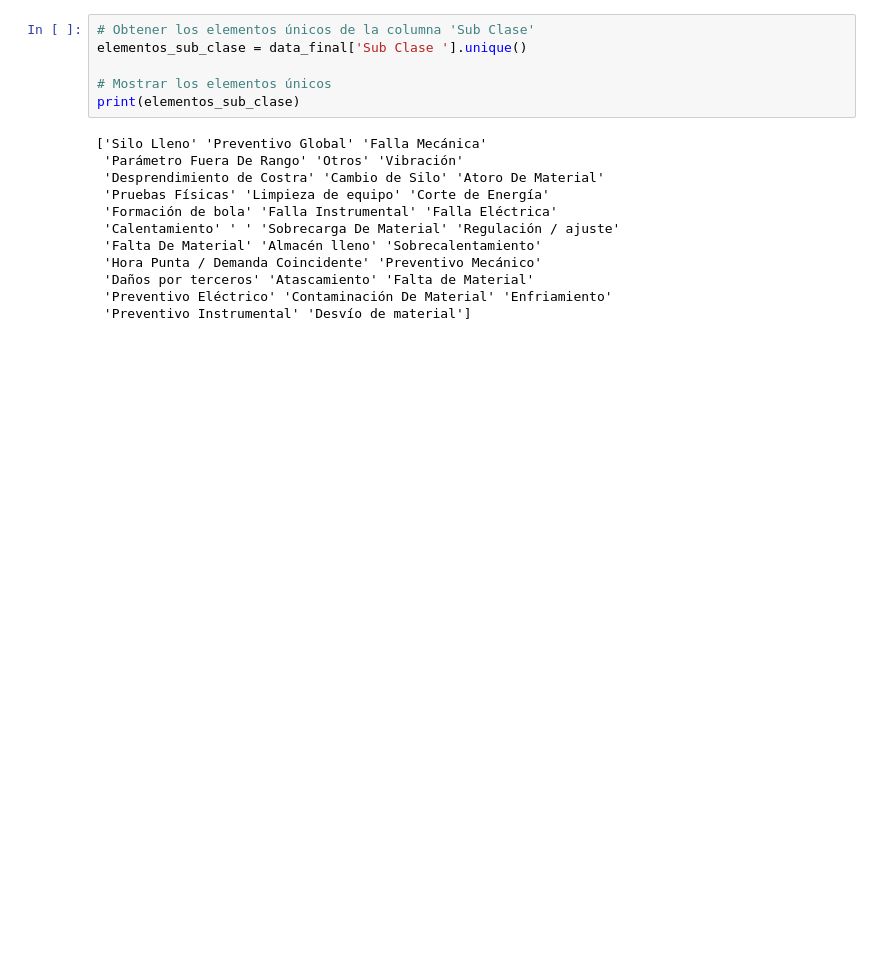
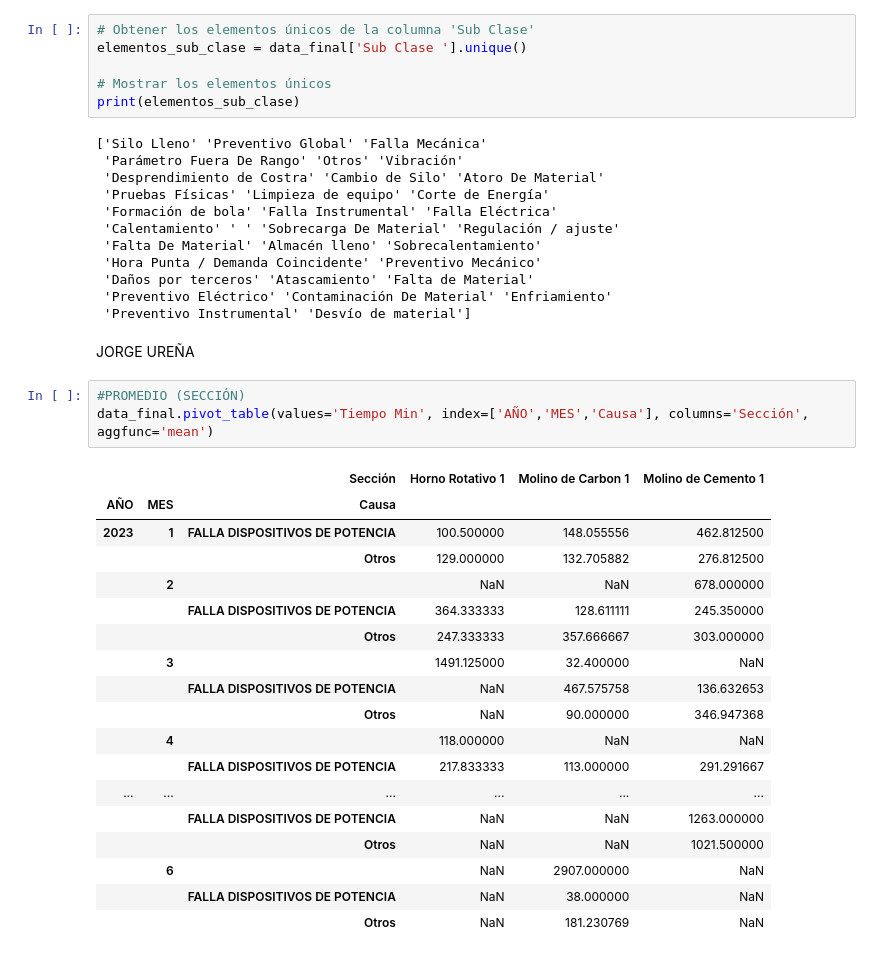
Before and after one commit to cup84/Programacion-Python, a Jupyter notebook: Código_Grupo_4__V_2_0_.ipynb, the cells around one changed output. Saved outputs shown, nothing was run; the diff lists cells and outputs as text; blank space fills up the shorter version.

```diff
--- a/Código_Grupo_4__V_2_0_.ipynb
+++ b/Código_Grupo_4__V_2_0_.ipynb
@@ -961,3 +961,27 @@ print(elementos_sub_clase)
  'Daños por terceros' 'Atascamiento' 'Falta de Material'
  'Preventivo Eléctrico' 'Contaminación De Material' 'Enfriamiento'
  'Preventivo Instrumental' 'Desvío de material']
+# %% [markdown]
+JORGE UREÑA
+# %%
+#PROMEDIO (SECCIÓN)
+data_final.pivot_table(values='Tiempo Min', index=['AÑO','MES','Causa'], columns='Sección', aggfunc='mean')
+# %% [output]
+|  |  | Sección | Horno Rotativo 1 | Molino de Carbon 1 | Molino de Cemento 1 |
+| AÑO | MES | Causa |  |  |  |
+| 2023 | 1 | FALLA DISPOSITIVOS DE POTENCIA | 100.500000 | 148.055556 | 462.812500 |
+|  |  | Otros | 129.000000 | 132.705882 | 276.812500 |
+|  | 2 |  | NaN | NaN | 678.000000 |
+|  |  | FALLA DISPOSITIVOS DE POTENCIA | 364.333333 | 128.611111 | 245.350000 |
+|  |  | Otros | 247.333333 | 357.666667 | 303.000000 |
+|  | 3 |  | 1491.125000 | 32.400000 | NaN |
+|  |  | FALLA DISPOSITIVOS DE POTENCIA | NaN | 467.575758 | 136.632653 |
+|  |  | Otros | NaN | 90.000000 | 346.947368 |
+|  | 4 |  | 118.000000 | NaN | NaN |
+|  |  | FALLA DISPOSITIVOS DE POTENCIA | 217.833333 | 113.000000 | 291.291667 |
+| ... | ... | ... | ... | ... | ... |
+|  |  | FALLA DISPOSITIVOS DE POTENCIA | NaN | NaN | 1263.000000 |
+|  |  | Otros | NaN | NaN | 1021.500000 |
+|  | 6 |  | NaN | 2907.000000 | NaN |
+|  |  | FALLA DISPOSITIVOS DE POTENCIA | NaN | 38.000000 | NaN |
+|  |  | Otros | NaN | 181.230769 | NaN |
```
Also changed, not shown: parts of 5 cells of this notebook.
